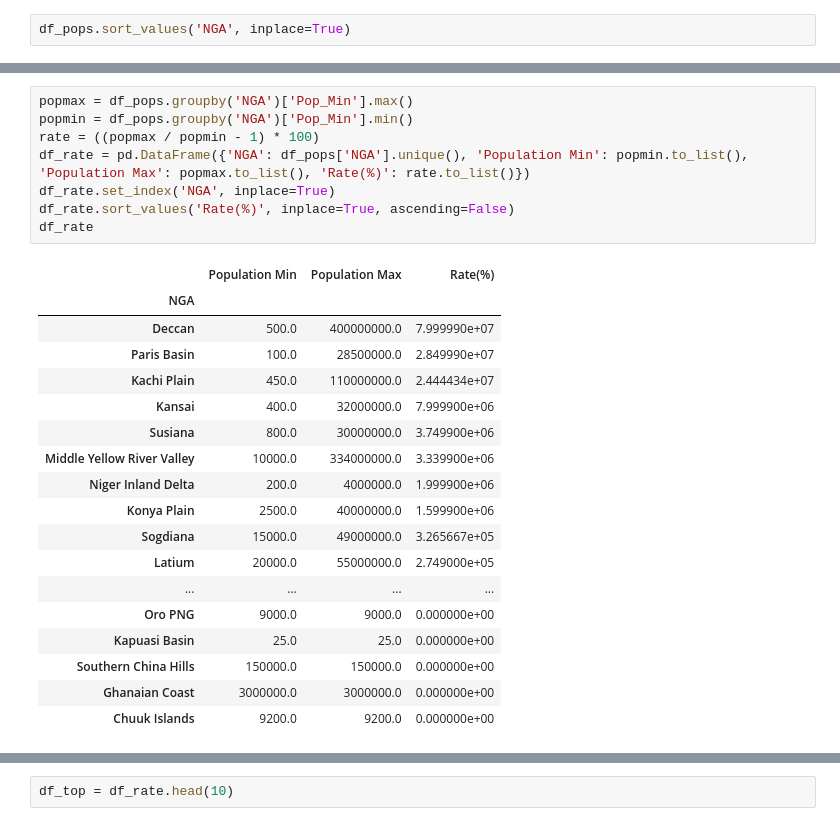
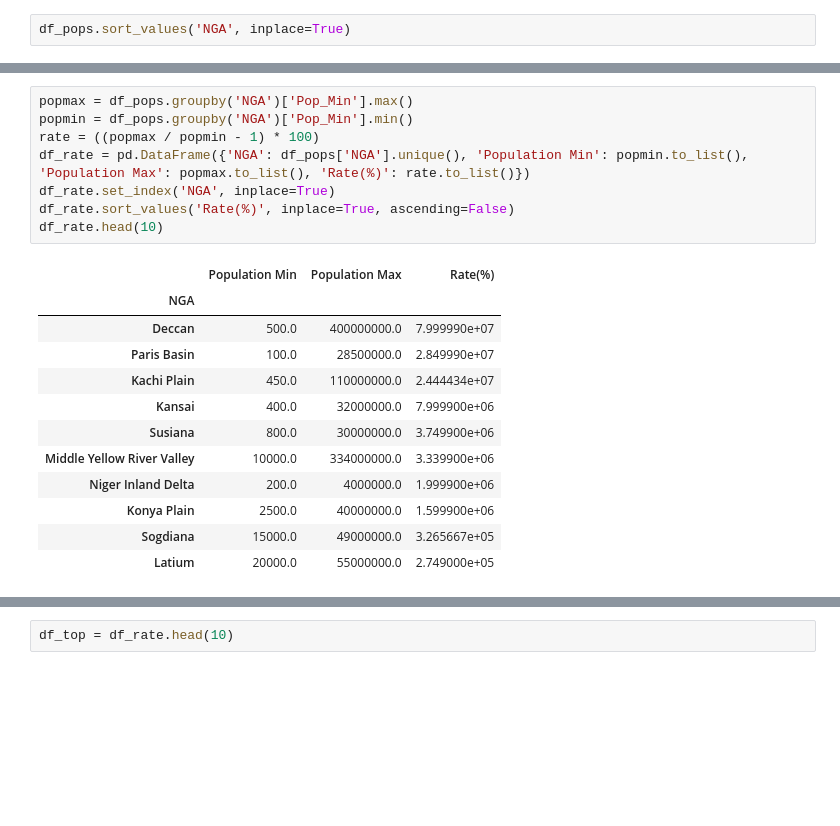
Before and after one commit to vipervit/seshat, a Jupyter notebook: populations.ipynb, the cells around one changed output, grey strips where cells are left out. Cells and saved outputs as stored; diff of their text form; blank space fills up the shorter version.

```diff
--- a/populations.ipynb
+++ b/populations.ipynb
@@ -199,27 +199,21 @@ sns.lineplot(data=df_pops[df_pops['From_Year']>1000], x='From_Year', y='Pop_Min'
 # %%
 popmax = df_pops.groupby('NGA')['Pop_Min'].max()
 popmin = df_pops.groupby('NGA')['Pop_Min'].min()
 rate = ((popmax / popmin - 1) * 100)
 df_rate = pd.DataFrame({'NGA': df_pops['NGA'].unique(), 'Population Min': popmin.to_list(), 'Population Max': popmax.to_list(), 'Rate(%)': rate.to_list()})
 df_rate.set_index('NGA', inplace=True)
 df_rate.sort_values('Rate(%)', inplace=True, ascending=False)
-df_rate
+df_rate.head(10)
 # %% [output]
 |  | Population Min | Population Max | Rate(%) |
 | NGA |  |  |  |
 | Deccan | 500.0 | 400000000.0 | 7.999990e+07 |
 | Paris Basin | 100.0 | 28500000.0 | 2.849990e+07 |
 | Kachi Plain | 450.0 | 110000000.0 | 2.444434e+07 |
 | Kansai | 400.0 | 32000000.0 | 7.999900e+06 |
 | Susiana | 800.0 | 30000000.0 | 3.749900e+06 |
 | Middle Yellow River Valley | 10000.0 | 334000000.0 | 3.339900e+06 |
 | Niger Inland Delta | 200.0 | 4000000.0 | 1.999900e+06 |
 | Konya Plain | 2500.0 | 40000000.0 | 1.599900e+06 |
 | Sogdiana | 15000.0 | 49000000.0 | 3.265667e+05 |
 | Latium | 20000.0 | 55000000.0 | 2.749000e+05 |
-| ... | ... | ... | ... |
-| Oro PNG | 9000.0 | 9000.0 | 0.000000e+00 |
-| Kapuasi Basin | 25.0 | 25.0 | 0.000000e+00 |
-| Southern China Hills | 150000.0 | 150000.0 | 0.000000e+00 |
-| Ghanaian Coast | 3000000.0 | 3000000.0 | 0.000000e+00 |
-| Chuuk Islands | 9200.0 | 9200.0 | 0.000000e+00 |
```
Also changed, not shown: parts of 12 cells of this notebook, 1 other file.
